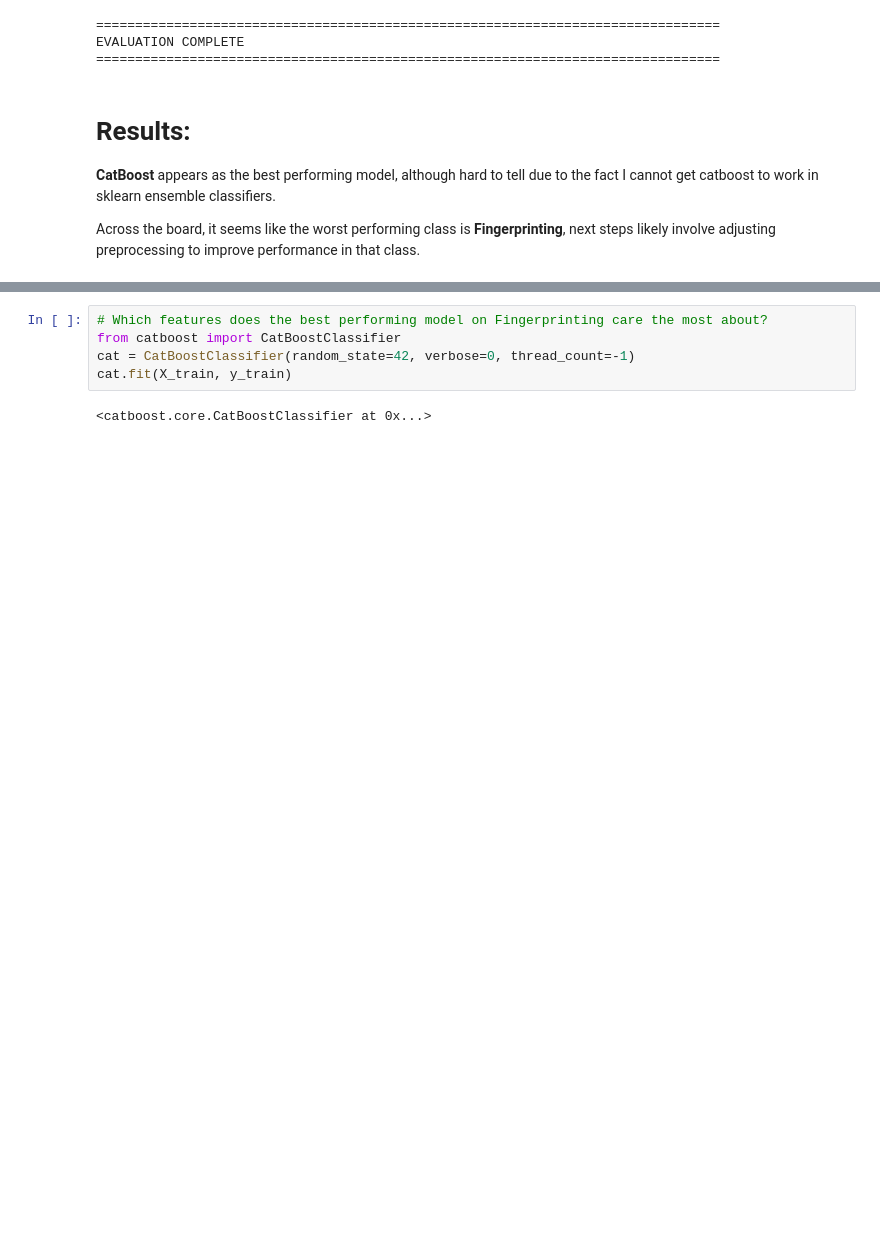
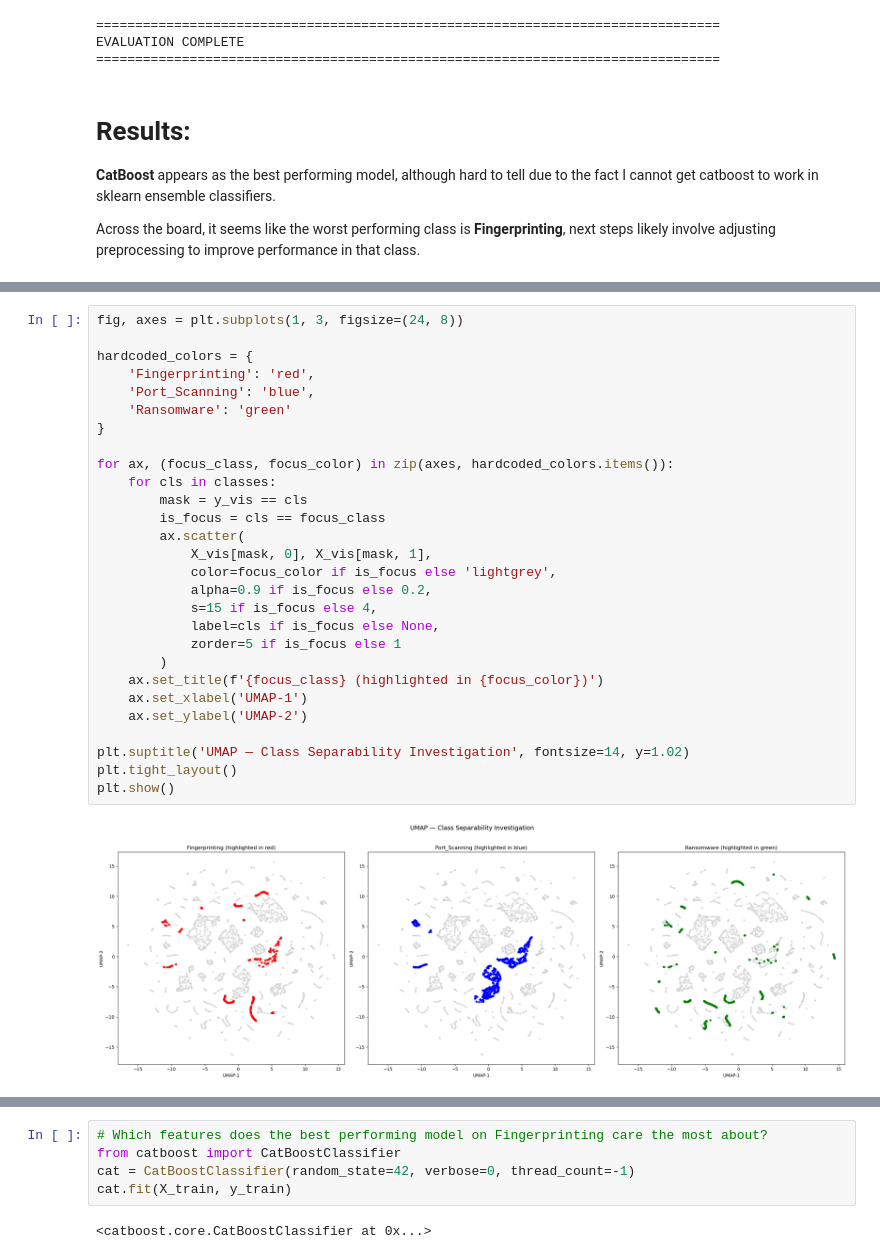
Before and after one commit to samkorostov/EE467, a Jupyter notebook: project/train.ipynb, the cells around one changed output, grey strips where cells are left out. Drawn from its saved outputs; the diff is of its cells as text; blank space fills up the shorter version.

```diff
--- a/project/train.ipynb
+++ b/project/train.ipynb
@@ -342,0 +406,30 @@ Across the board, it seems like the worst performing class is **Fingerprinting**
+# %%
+fig, axes = plt.subplots(1, 3, figsize=(24, 8))
+
+hardcoded_colors = {
+    'Fingerprinting': 'red',
+    'Port_Scanning': 'blue',
+    'Ransomware': 'green'
+}
+
+for ax, (focus_class, focus_color) in zip(axes, hardcoded_colors.items()):
+    for cls in classes:
+        mask = y_vis == cls
+        is_focus = cls == focus_class
+        ax.scatter(
+            X_vis[mask, 0], X_vis[mask, 1],
+            color=focus_color if is_focus else 'lightgrey',
+            alpha=0.9 if is_focus else 0.2,
+            s=15 if is_focus else 4,
+            label=cls if is_focus else None,
+            zorder=5 if is_focus else 1
+        )
+    ax.set_title(f'{focus_class} (highlighted in {focus_color})')
+    ax.set_xlabel('UMAP-1')
+    ax.set_ylabel('UMAP-2')
+
+plt.suptitle('UMAP — Class Separability Investigation', fontsize=14, y=1.02)
+plt.tight_layout()
+plt.show()
+# %% [output]
+[figure, added]
```
Also changed, not shown: parts of 18 cells of this notebook, 1 other file.
